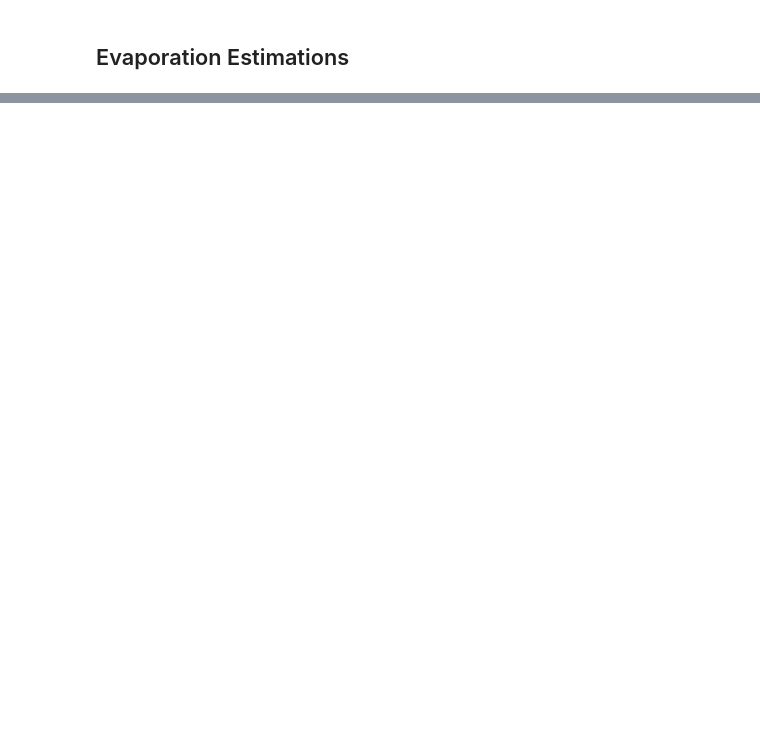
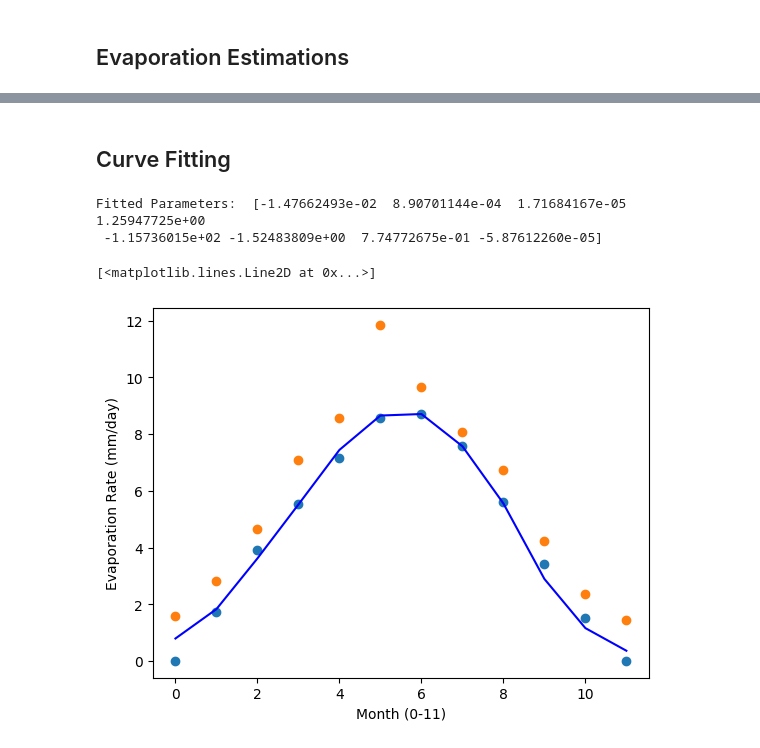
Before and after one commit to quinnouyang/Bodaway-Gap-Research, a Jupyter notebook: Water Optimization/dynamics_model/evaporation_modeling.ipynb, the cells around one changed output, grey strips where cells are left out. Drawn from its saved outputs; the diff is of its cells as text; code cells hidden in the pictures; blank space fills up the shorter version.

```diff
--- a/Water Optimization/dynamics_model/evaporation_modeling.ipynb
+++ b/Water Optimization/dynamics_model/evaporation_modeling.ipynb
@@ -194,0 +275,68 @@ res_m_df["est"].groupby(res_m_df["month"]).mean().plot()
+# %% [markdown]
+## Curve Fitting
+# %%
+def get_evaporation_rate(
+    mean_temp: float, dewp_temp: float, elev: float, solar_irr: float, wind_speed: float
+) -> float:
+    return (0.015 + 0.00042 * mean_temp + 10**-6 * elev) * (
+        0.8 * solar_irr
+        - 40
+        + 2.5 * (1.0 - 8.7 * 10**-5 * elev) * wind_speed * (mean_temp - dewp_temp)
+    )
+
+
+def evaporation_rate_curve(
+    X: np.ndarray,
+    # Output/fitting variables (unknown)
+    c1: float = 0.015,
+    c2: float = 0.00042,
+    c3: float = 10e-6,
+    c4: float = 0.8,
+    c5: float = -40,
+    c6: float = 2.5,
+    c7: float = 1.0,
+    c8: float = 8.7 * 10**-5,
+) -> float:
+    mean_temp, dewp_temp, solar_irr, wind_speed = X.T
+
+    return (c1 + c2 * mean_temp + c3 * ELEVATION) * (
+        c4 * solar_irr
+        + c5
+        + c6 * (c7 - c8 * ELEVATION) * wind_speed * (mean_temp - dewp_temp)
+    )
+
+
+res_m_data = (
+    res_m_df.groupby("month").mean()[["tmpc", "dwpc", "G(i)", "smps"]].to_numpy()
+)
+pan_m_evap = pan_m_df.est.to_numpy()
+
+popt, pcov = curve_fit(
+    evaporation_rate_curve,
+    res_m_data,
+    pan_m_evap,
+    p0=[
+        0.015,
+        0.00042,
+        10e-6,
+        0.8,
+        -40,
+        2.5,
+        1.0,
+        8.7 * 10**-5,
+    ],  # Seeding parameters from reference
+)
+
+print("Fitted Parameters: ", popt)
+plt.xlabel("Month (0-11)")
+plt.ylabel("Evaporation Rate (mm/day)")
+plt.plot(pan_m_df["est"].to_numpy(), "o")  # Pan estimations
+plt.plot(res_m_mean_df.to_numpy(), "o")  # Model predictions
+plt.plot(
+    pan_m_df["month"].to_numpy() - 1, evaporation_rate_curve(res_m_data, *popt), "b"
+)
+# %% [output]
+Fitted Parameters:  [-1.47662493e-02  8.90701144e-04  1.71684167e-05  1.25947725e+00
+ -1.15736015e+02 -1.52483809e+00  7.74772675e-01 -5.87612260e-05]
+[<matplotlib.lines.Line2D at 0x...>]
+[figure, added]
```
Also changed, not shown: parts of 12 cells of this notebook, 1 other file.
